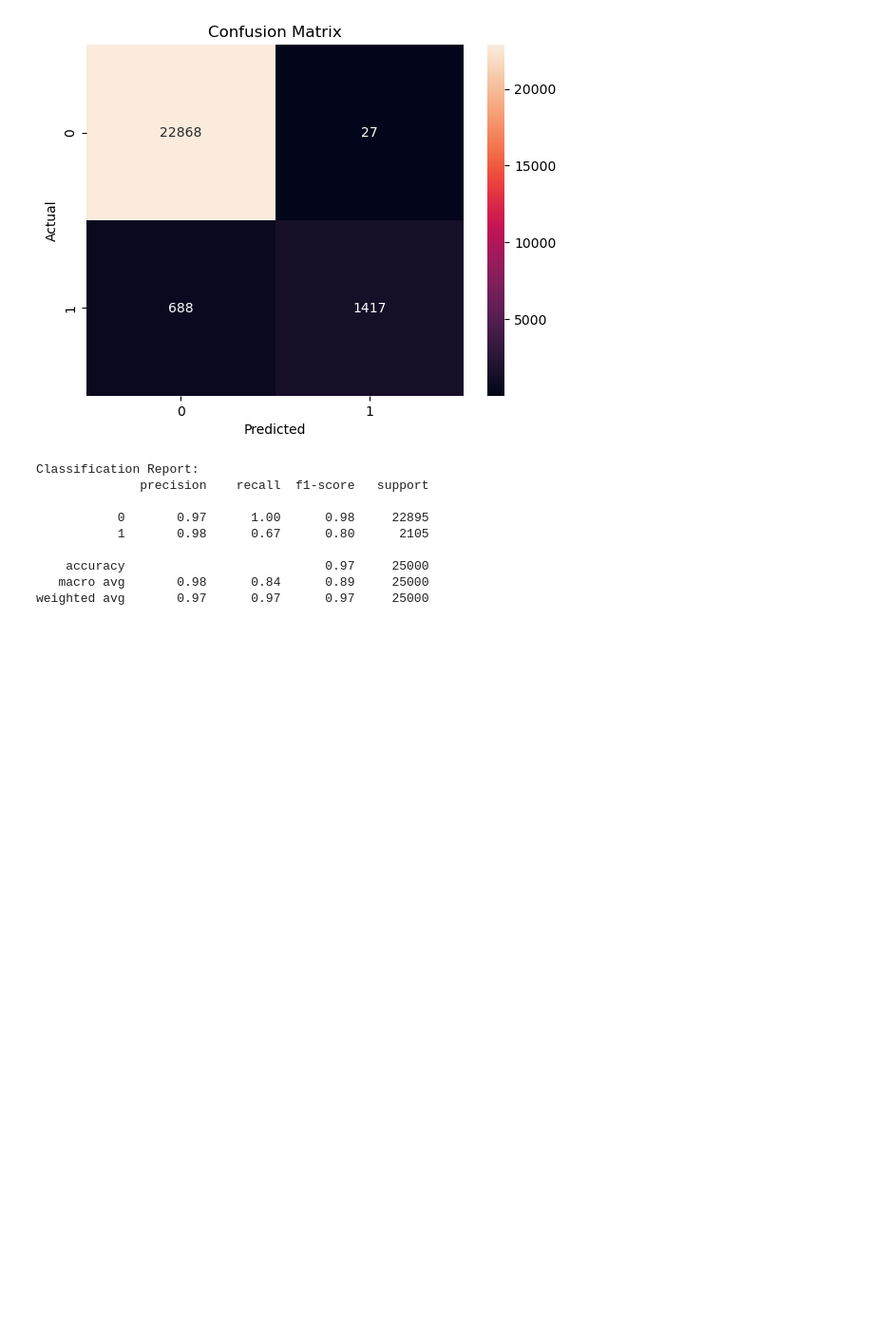
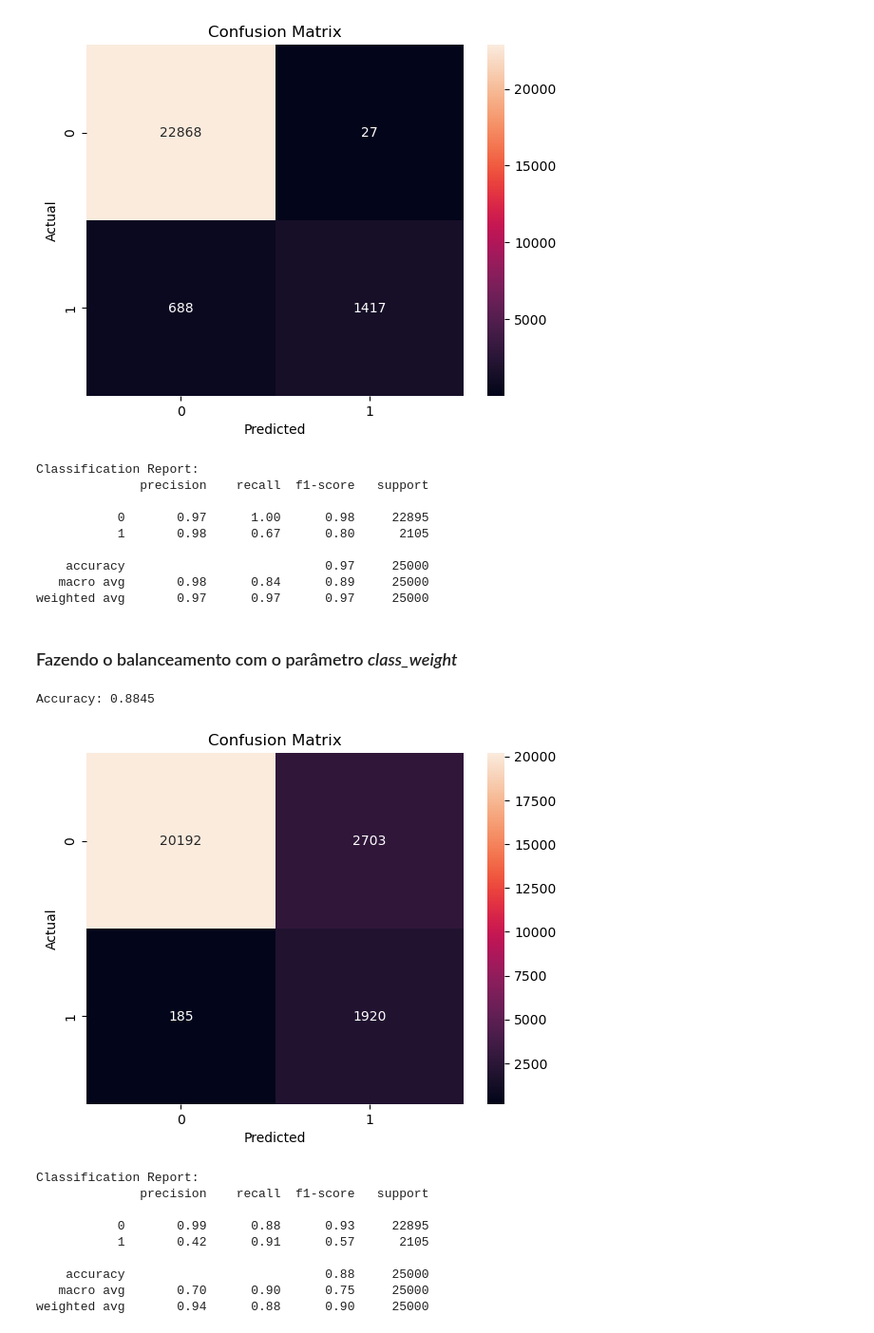
Before and after one commit to MateusVasc/diabetes-prediction, a Jupyter notebook: notebooks/predictions/tree_pred.ipynb, the cells around one changed output. Shown at 95% size. Drawn from its saved outputs; the diff is of its cells as text; code cells hidden in the pictures; blank space fills up the shorter version.

```diff
--- a/tree_pred.ipynb
+++ b/notebooks/predictions/tree_pred.ipynb
@@ -15,7 +18,7 @@ from sklearn.model_selection import GridSearchCV
 
 pd.set_option("display.max_columns", None)
 # %%
-path = "data/diabetes_processed_dataset.csv"
+path = "../../data/diabetes_processed_dataset.csv"
 
 df = pd.read_csv(path)
 # %%
@@ -159,3 +162,35 @@ Classification Report:
     accuracy                           0.97     25000
    macro avg       0.98      0.84      0.89     25000
 weighted avg       0.97      0.97      0.97     25000
+# %% [markdown]
+### Fazendo o balanceamento com o parâmetro *class_weight*
+# %%
+tree = DecisionTreeClassifier(
+    criterion='entropy',
+    splitter='best',
+    max_depth=10,
+    min_samples_split=15,
+    min_samples_leaf=6,
+    max_features=None,
+    class_weight='balanced',
+    random_state=42
+)
+
+tree.fit(X_train, y_train)
+y_pred = tree.predict(X_test)
+# %%
+eval = Evaluation()
+
+eval.evaluate_model(y_test, y_pred)
+# %% [output]
+Accuracy: 0.8845
+[figure, added]
+Classification Report:
+              precision    recall  f1-score   support
+
+           0       0.99      0.88      0.93     22895
+           1       0.42      0.91      0.57      2105
+
+    accuracy                           0.88     25000
+   macro avg       0.70      0.90      0.75     25000
+weighted avg       0.94      0.88      0.90     25000
```
Also changed, not shown: parts of 1 cell of this notebook, 11 other files.
